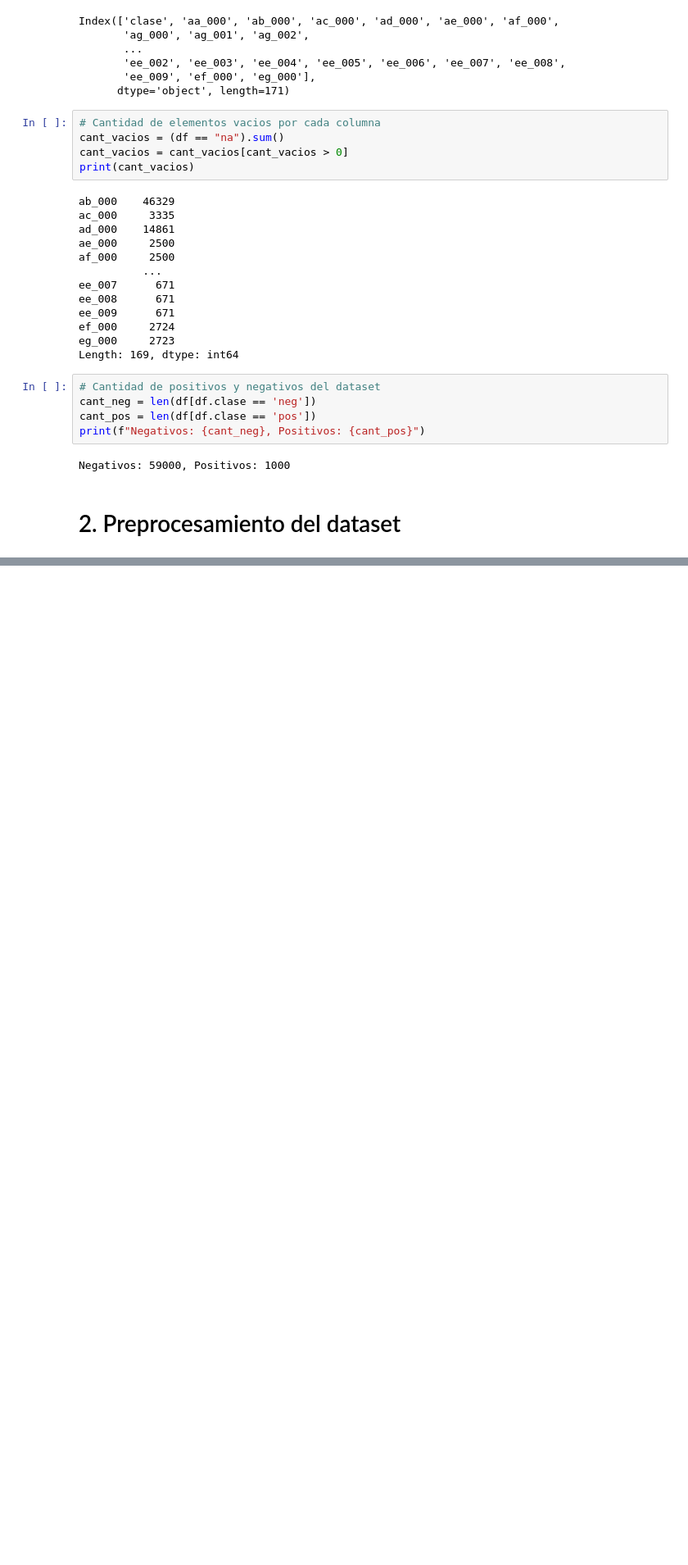
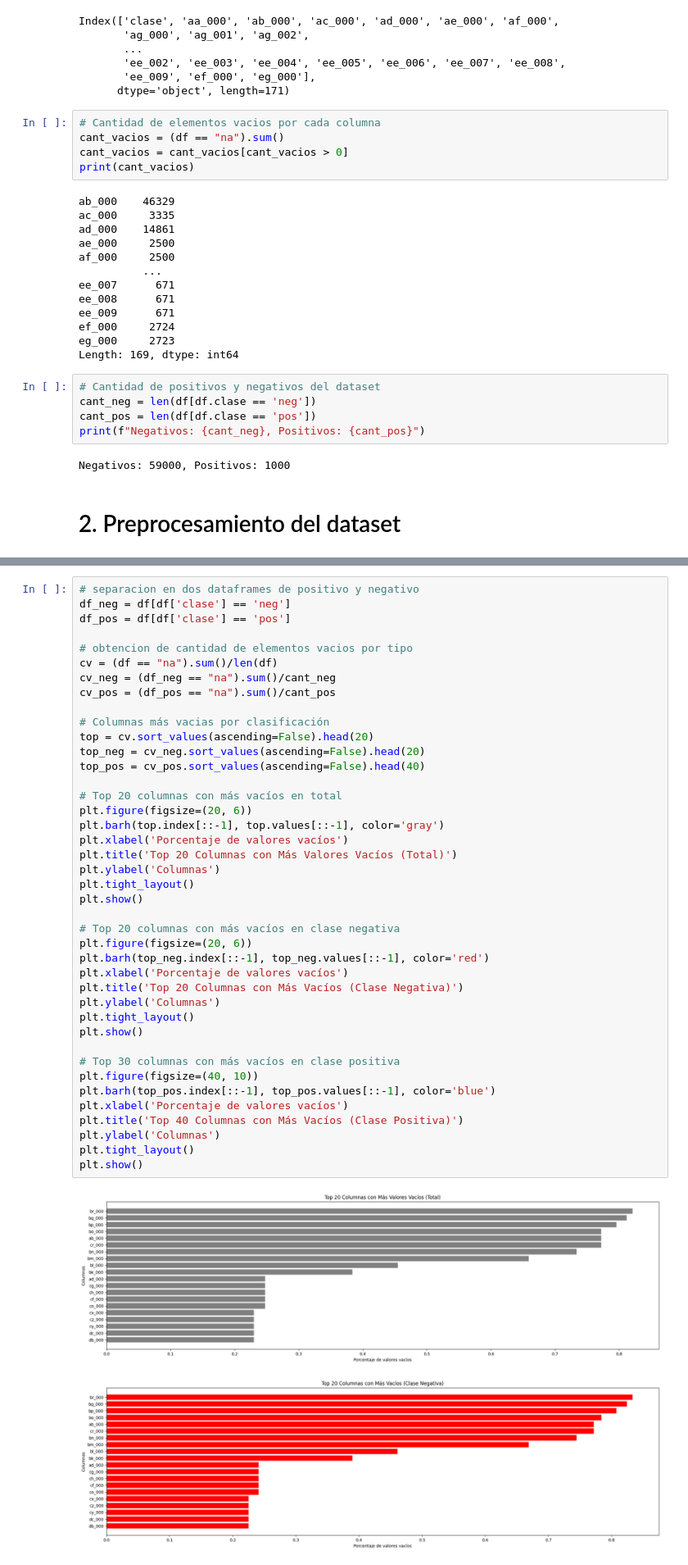
Before and after one commit to marcohinojosag/IA_MKTR, a Jupyter notebook: cod.ipynb, the cells around one changed output, grey strips where cells are left out. Shown: that part at 82% size. Drawn from its saved outputs; the diff is of its cells as text; blank space fills up the shorter version.

```diff
--- a/cod.ipynb
+++ b/cod.ipynb
@@ -107,0 +109,44 @@ Negativos: 59000, Positivos: 1000
+# %%
+# separacion en dos dataframes de positivo y negativo
+df_neg = df[df['clase'] == 'neg']
+df_pos = df[df['clase'] == 'pos']
+
+# obtencion de cantidad de elementos vacios por tipo
+cv = (df == "na").sum()/len(df)
+cv_neg = (df_neg == "na").sum()/cant_neg
+cv_pos = (df_pos == "na").sum()/cant_pos
+
+# Columnas más vacias por clasificación
+top = cv.sort_values(ascending=False).head(20)
+top_neg = cv_neg.sort_values(ascending=False).head(20)
+top_pos = cv_pos.sort_values(ascending=False).head(40)
+
+# Top 20 columnas con más vacíos en total
+plt.figure(figsize=(20, 6))
+plt.barh(top.index[::-1], top.values[::-1], color='gray')
+plt.xlabel('Porcentaje de valores vacíos')
+plt.title('Top 20 Columnas con Más Valores Vacíos (Total)')
+plt.ylabel('Columnas')
+plt.tight_layout()
+plt.show()
+
+# Top 20 columnas con más vacíos en clase negativa
+plt.figure(figsize=(20, 6))
+plt.barh(top_neg.index[::-1], top_neg.values[::-1], color='red')
+plt.xlabel('Porcentaje de valores vacíos')
+plt.title('Top 20 Columnas con Más Vacíos (Clase Negativa)')
+plt.ylabel('Columnas')
+plt.tight_layout()
+plt.show()
+
+# Top 30 columnas con más vacíos en clase positiva
+plt.figure(figsize=(40, 10))
+plt.barh(top_pos.index[::-1], top_pos.values[::-1], color='blue')
+plt.xlabel('Porcentaje de valores vacíos')
+plt.title('Top 40 Columnas con Más Vacíos (Clase Positiva)')
+plt.ylabel('Columnas')
+plt.tight_layout()
+plt.show()
+# %% [output]
+[figure, added]
+[figure, added]
```
Also changed, not shown: parts of 18 cells of this notebook.
